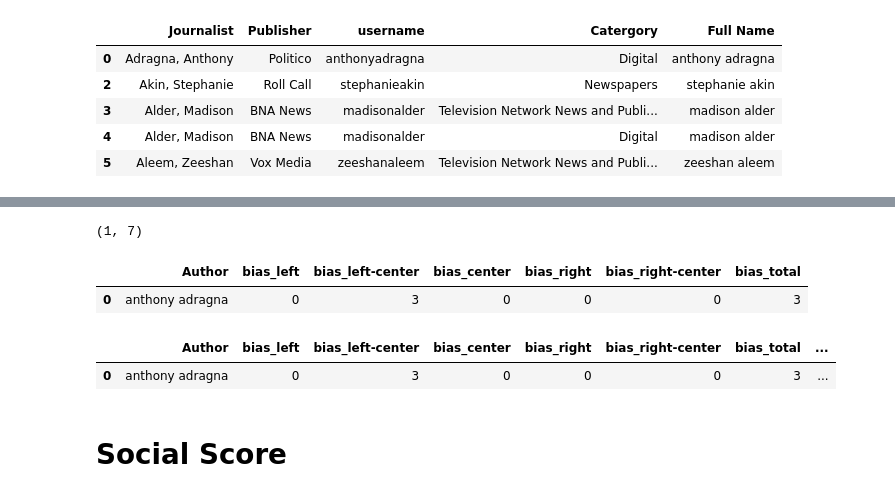
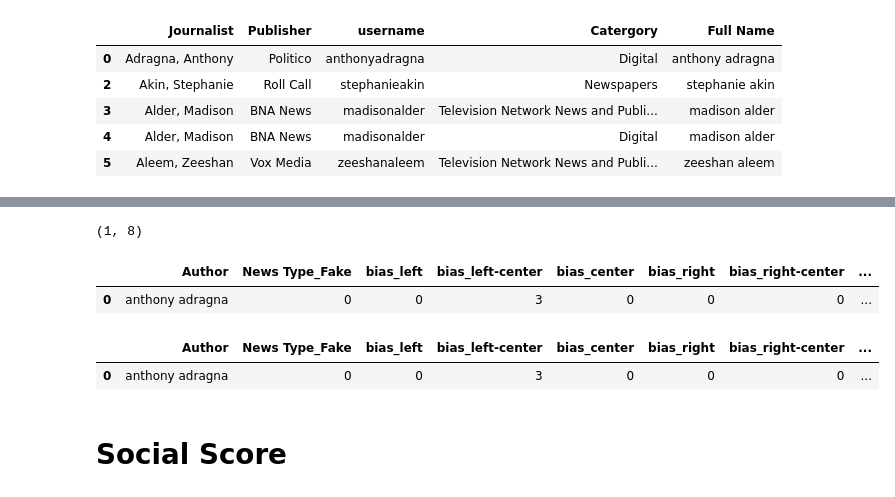
Before and after one commit to estorts/Media-Bias, a Jupyter notebook: Scoring.ipynb, the cells around one changed output, grey strips where cells are left out. Cells and saved outputs as stored; diff of their text form; code cells hidden in the pictures.

Commit message:
quick fake news model and adding it to overall score

```diff
--- a/Scoring.ipynb
+++ b/Scoring.ipynb
@@ -82,3 +82,15 @@ art.head()
 | 2 | Trajectory Path Planning of Cable... | aj | 263 | 2.481132 | Strongly Agrees | https://www.allsides.com/news-sou... | left | 106 | AJ+ | ... |
 | 3 | Adverse drug reaction | Asian Jou... | aj | 263 | 2.481132 | Strongly Agrees | https://www.allsides.com/news-sou... | left | 106 | AJ+ | ... |
 | 4 | Artificial Light at Night (ALAN) ... | mit | 4 | 1.333333 | Somewhat Agrees | https://www.allsides.com/news-sou... | left | 3 | Mitú | ... |
+# %%
+def convert_to_num(target):
+    # This will not be how we determine Fake News in final score.  The article will flow through the model.
+    if target == 'The Daily Show (humor)':
+        return 'Fake'
+    elif target == 'Babylon Bee (Humor)':
+        return 'Fake'
+    else:
+        return 'Real'
+# %%
+art['News Type'] = art['name'].apply(convert_to_num)
+art.head()
@@ -85,6 +104,7 @@ art.head()
 # %%
 #art = art[art['Author'].notna()]
-art_dum = pd.get_dummies(art, columns=['bias'])
+# This will not be how we determine Bias in final score.  The article will flow through the model.
+art_dum = pd.get_dummies(art, columns=['bias', 'News Type'])
 art_dum.head()
 # %% [output]
 |  | text | url_match | agree | agree_ratio | agreeance_text | allsides_page | disagree | name | ... |
@@ -94,7 +114,7 @@ art_dum.head()
 | 3 | Adverse drug reaction | Asian Jou... | aj | 263 | 2.481132 | Strongly Agrees | https://www.allsides.com/news-sou... | 106 | AJ+ | ... |
 | 4 | Artificial Light at Night (ALAN) ... | mit | 4 | 1.333333 | Somewhat Agrees | https://www.allsides.com/news-sou... | 3 | Mitú | ... |
 # %%
-art_dum['bias_total'] = art_dum['bias_left'] + art_dum['bias_left-center'] + art_dum['bias_center'] + art_dum['bias_right'] + art_dum['bias_right-center']
+art_dum['total_articles'] = art_dum['bias_left'] + art_dum['bias_left-center'] + art_dum['bias_center'] + art_dum['bias_right'] + art_dum['bias_right-center']
 print(art_dum.shape)
 art_dum.head()
 # %% [output]
@@ -106,22 +126,23 @@ art_dum.head()
 | 3 | Adverse drug reaction | Asian Jou... | aj | 263 | 2.481132 | Strongly Agrees | https://www.allsides.com/news-sou... | 106 | AJ+ | ... |
 | 4 | Artificial Light at Night (ALAN) ... | mit | 4 | 1.333333 | Somewhat Agrees | https://www.allsides.com/news-sou... | 3 | Mitú | ... |
 # %%
-art_dum = art_dum[['Author', 'bias_left', 'bias_left-center', 'bias_center', 'bias_right', 'bias_right-center', 'bias_total']]
+art_dum = art_dum[['Author', 'News Type_Fake', 'bias_left', 'bias_left-center', 'bias_center', 'bias_right', 'bias_right-center', 'total_articles']]
 art_score = art_dum.groupby(['Author'], as_index=False).sum()
 print(art_score.shape)
 art_score.head()
 # %% [output]
-(1, 7)
+(1, 8)
-|  | Author | bias_left | bias_left-center | bias_center | bias_right | bias_right-center | bias_total |
-| 0 | anthony adragna | 0 | 3 | 0 | 0 | 0 | 3 |
+|  | Author | News Type_Fake | bias_left | bias_left-center | bias_center | bias_right | bias_right-center | ... |
+| 0 | anthony adragna | 0 | 0 | 3 | 0 | 0 | 0 | ... |
 # %%
-art_score['Extreme Divide'] = (art_score['bias_left'] + art_score['bias_right'])/art_score['bias_total']
-art_score['Some Divide'] = (art_score['bias_left-center'] + art_score['bias_right-center'])/art_score['bias_total']
+art_score['Extreme Divide'] = (art_score['bias_left'] + art_score['bias_right'])/art_score['total_articles']
+art_score['Some Divide'] = (art_score['bias_left-center'] + art_score['bias_right-center'])/art_score['total_articles']
 art_score['Dvisiveness Score'] = (art_score['Extreme Divide']*.75) + (art_score['Some Divide']*.25)
+art_score['Fake News Score'] = (art_score['News Type_Fake']/art_score['total_articles'])
 art_score.head()
 # %% [output]
-|  | Author | bias_left | bias_left-center | bias_center | bias_right | bias_right-center | bias_total | ... |
-| 0 | anthony adragna | 0 | 3 | 0 | 0 | 0 | 3 | ... |
+|  | Author | News Type_Fake | bias_left | bias_left-center | bias_center | bias_right | bias_right-center | ... |
+| 0 | anthony adragna | 0 | 0 | 3 | 0 | 0 | 0 | ... |
 # %%
 art_score.to_csv("Dvisiveness Score.csv", index=False)
 # %% [markdown]
```
Also changed, not shown: parts of 4 cells of this notebook.
